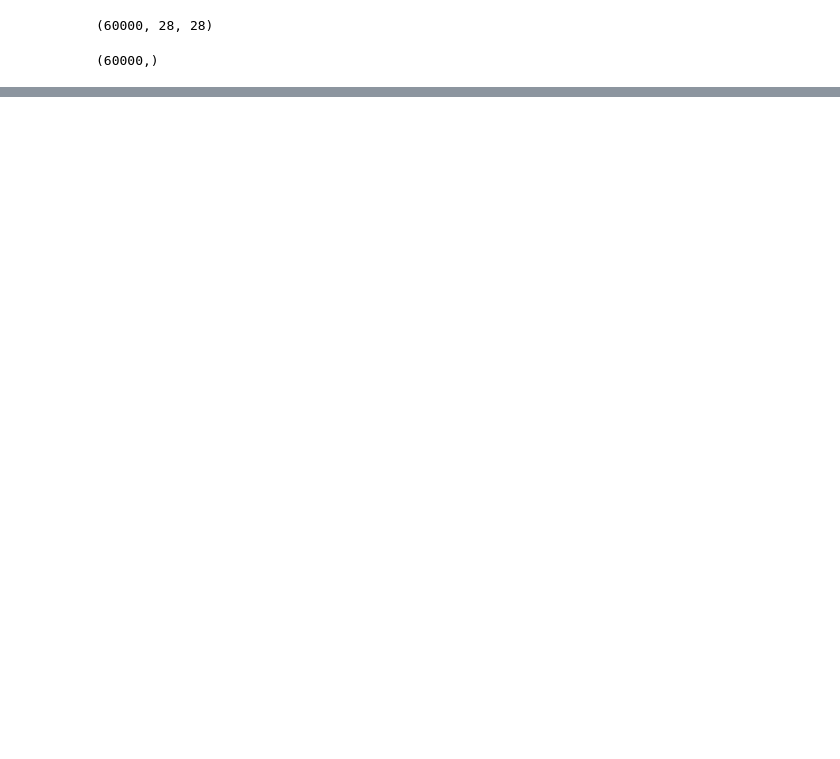
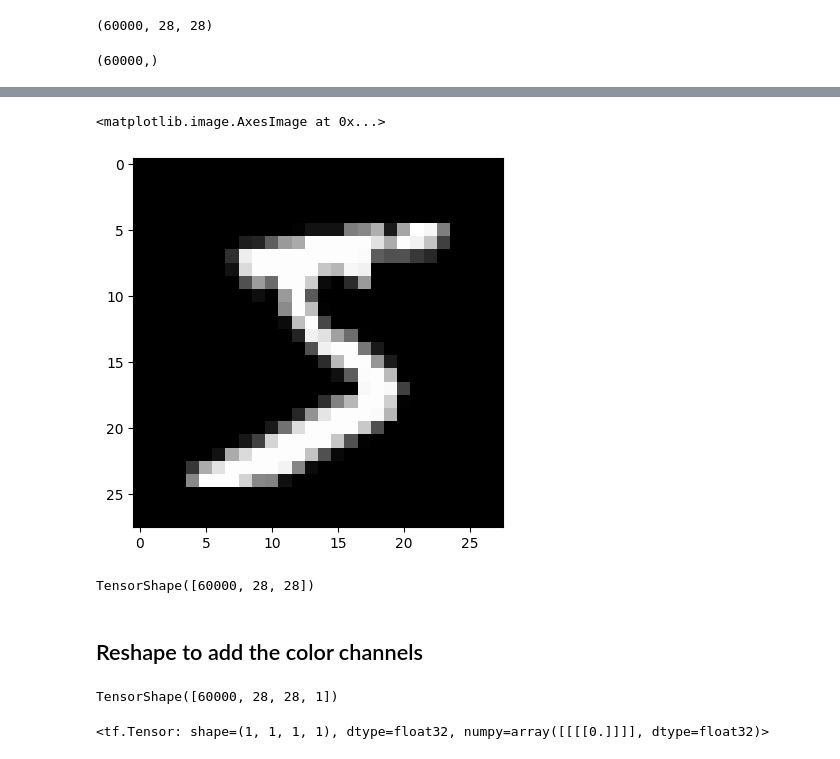
Before and after one commit to Priyo-prog/Generative-AI-Lessons, a Jupyter notebook: DCGANs/DCGAN_fundamentals.ipynb, the cells around one changed output, grey strips where cells are left out. Drawn from its saved outputs; the diff is of its cells as text; code cells hidden in the pictures; blank space fills up the shorter version.

```diff
--- a/DCGANs/DCGAN_fundamentals.ipynb
+++ b/DCGANs/DCGAN_fundamentals.ipynb
@@ -47,0 +73,2 @@ plt.imshow(X_train[i], cmap='gray')
+# %%
+X_train = tf.cast(X_train, dtype=tf.float32)
@@ -47,0 +96,11 @@ plt.imshow(X_train[i], cmap='gray')
+# %%
+plt.imshow(X_train[0], cmap='gray')
+# %% [output]
+<matplotlib.image.AxesImage at 0x...>
+[figure, added]
+# %%
+X_train.shape
+# %% [output]
+TensorShape([60000, 28, 28])
+# %% [markdown]
+## Reshape to add the color channels
@@ -47,0 +109,8 @@ plt.imshow(X_train[i], cmap='gray')
+# %%
+X_train.shape
+# %% [output]
+TensorShape([60000, 28, 28, 1])
+# %%
+X_train[:1, :1, :1, :1]
+# %% [output]
+<tf.Tensor: shape=(1, 1, 1, 1), dtype=float32, numpy=array([[[[0.]]]], dtype=float32)>
```
Also changed, not shown: parts of 19 cells of this notebook.
